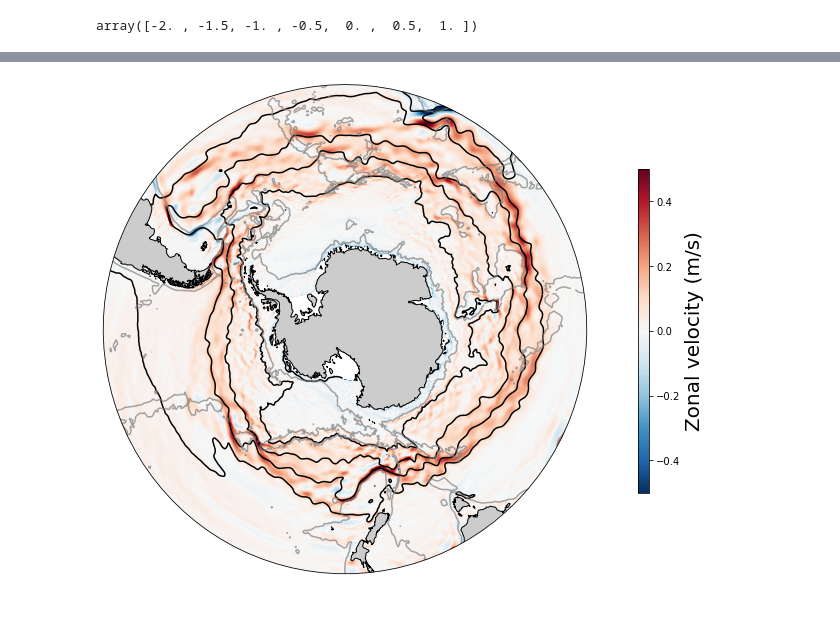
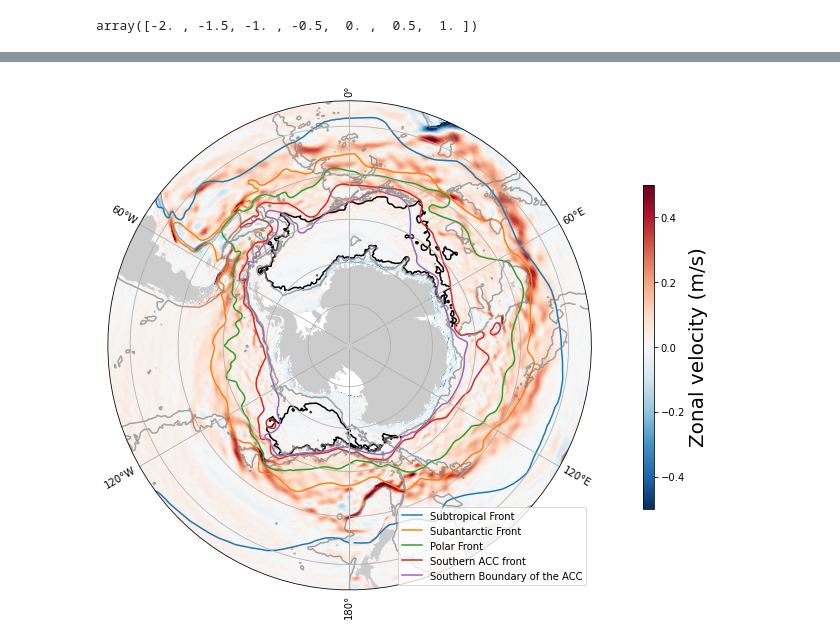
Before and after one commit to edoddridge/SO-RoG-plots, a Jupyter notebook: ACC overview.ipynb, the cells around one changed output, grey strips where cells are left out. Saved outputs shown, nothing was run; the diff lists cells and outputs as text; code cells hidden in the pictures; blank space fills up the shorter version.

Commit message:
Add Orsi fronts and  barotropic stream function
Takes a long time to plot on Gadi :( May be worth optimising if lots of small changes are required.
Zonal velocity plotting seems to be the bottleneck.

```diff
--- a/ACC overview.ipynb
+++ b/ACC overview.ipynb
@@ -157,0 +224,2 @@ Run configuration and history: https://github.com/COSIMA/01deg_jra55_iaf/tree/01
+# %%
+psi_b = psi_b.load()
@@ -158,4 +256,2 @@ Run configuration and history: https://github.com/COSIMA/01deg_jra55_iaf/tree/01
 # %%
-u_surface_mean = u.sel(st_ocean=20, method='nearest').mean(dim='time')
+u_surface_mean = u_mean.sel(st_ocean=20, method='nearest')
-# %%
-u_surface_mean.load()
@@ -182,0 +258,3 @@ ssh_mean = ssh.mean(dim='time')
+# %%
+u_surface_mean = u_surface_mean.load()
+u_surface_mean
@@ -200,7 +349,7 @@ ax = plt.subplot(1, 1, 1, projection=projection)
 
 ax.set_extent([-280, 80, -80, -35], crs=ccrs.PlateCarree())
 ax.add_feature(land_50m, color=[0.8, 0.8, 0.8])
-ax.coastlines(resolution='50m')
+# ax.coastlines(resolution='50m')
 
 
 # Compute a circle in axes coordinates, which we can use as a boundary
@@ -211,19 +360,38 @@ center, radius = [0.5, 0.5], 0.5
 verts = np.vstack([np.sin(theta), np.cos(theta)]).T
 circle = mpath.Path(verts * radius + center)
 ax.set_boundary(circle, transform=ax.transAxes)
+ax.gridlines(draw_labels=True, dms=True, x_inline=False, y_inline=False)
 
-p1 = u_surface_mean.plot.pcolormesh(ax=ax, transform=ccrs.PlateCarree(), add_colorbar=False, vmin=-0.5, vmax=0.5, cmap='RdBu_r')
+
+p1 = u_surface_mean.plot.pcolormesh(ax=ax, transform=ccrs.PlateCarree(), add_colorbar=False,
+                                    vmin=-0.5, vmax=0.5, cmap='RdBu_r')
 ax.set_title('')
 
 ax_cb = plt.axes([0.92, 0.25, 0.015, 0.5])
 cb = plt.colorbar(p1, cax=ax_cb, orientation='vertical')
 cb.ax.set_ylabel('Zonal velocity (m/s)', fontsize=20);
 
-ssh_mean.plot.contour(ax=ax, transform=ccrs.PlateCarree(), colors='k', alpha=1, levels=ssh_contour_levels, linestyles='solid')
+# ssh_mean.plot.contour(ax=ax, transform=ccrs.PlateCarree(), colors='k', alpha=1, levels=ssh_contour_levels, linestyles='solid')
 
-ht_coarse.plot.contour(ax=ax, transform=ccrs.PlateCarree(), colors='grey', alpha=0.7, levels=depth_contour_levels, linestyles='solid')
+# Weddell Gyre
+psi_b.where(psi_b['xu_ocean']>-60).plot.contour(ax=ax, transform=ccrs.PlateCarree(), colors='k',
+                                                alpha=1, linewidth=5, levels=[-12], linestyles='solid')
+# Ross gyre
+psi_b.where(psi_b['xu_ocean']<-110).where(psi_b['xu_ocean']>-210).plot.contour(ax=ax, transform=ccrs.PlateCarree(), colors='k',
+                                                                               linewidth=5, levels=[-12], linestyles='solid')
+
+# Orsi fronts
+for front in orsi_front_names[::-1]:
+    ax.plot(orsi_fronts[front]['lon'], orsi_fronts[front]['lat'],
+            label=orsi_front_long_names[front],
+            transform=ccrs.PlateCarree())
+
+ax.legend()
 
 
+ht_coarse.plot.contour(ax=ax, transform=ccrs.PlateCarree(), colors='grey', alpha=0.7,
+                       levels=depth_contour_levels, linestyles='solid')
 
-fig.savefig('/g/data/jk72/ed7737/RoG plots/zonal_vel_ssh.png', dpi=200, bbox_inches='tight')
+
+fig.savefig('/g/data/jk72/ed7737/RoG plots/ACC_overview_with_gyres.png', dpi=200, bbox_inches='tight')
 # %% [output]
@@ -232 +400 @@ Wall time: 18.3 s
-[figure, old version]
+[figure, new version]
```
Also changed, not shown: parts of 28 cells of this notebook.
